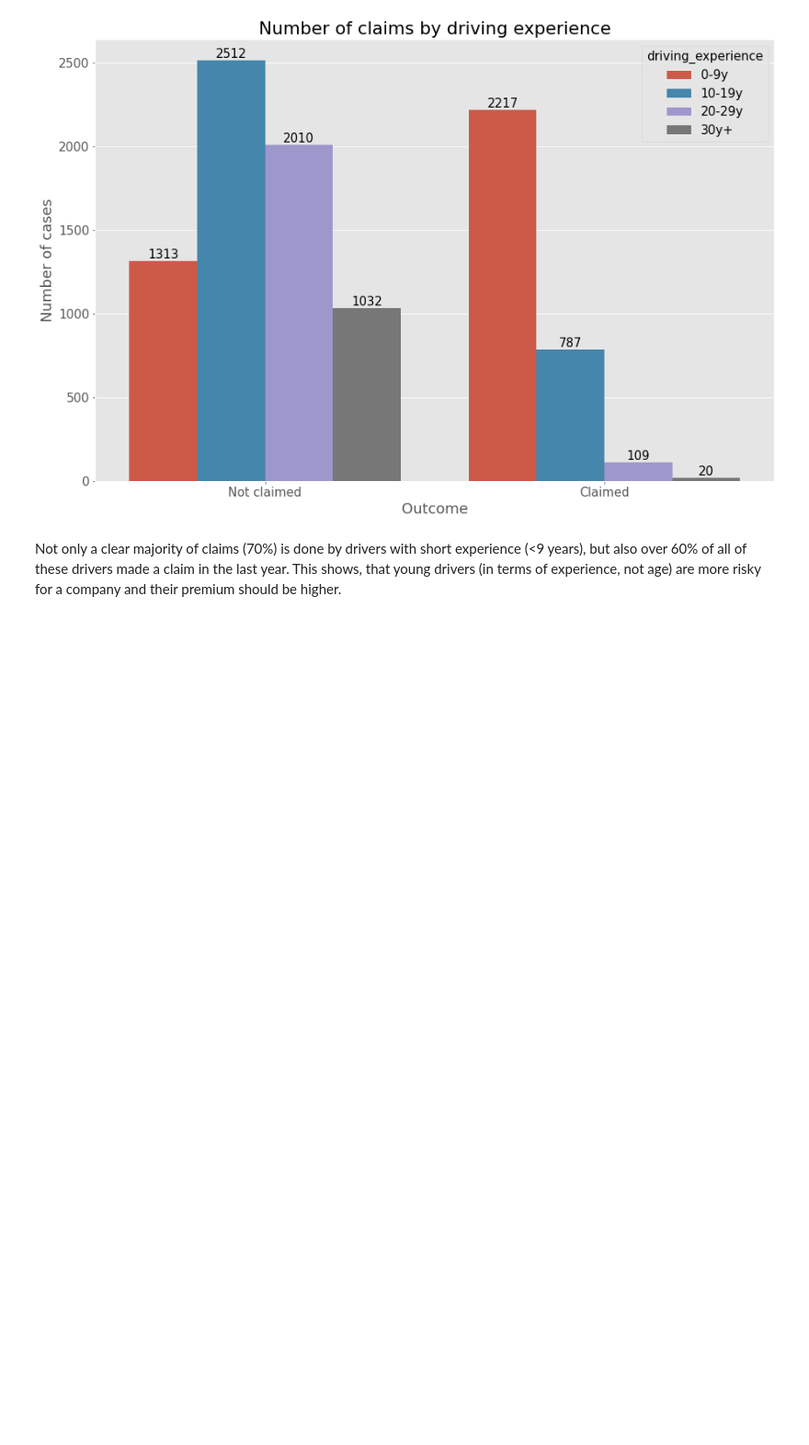
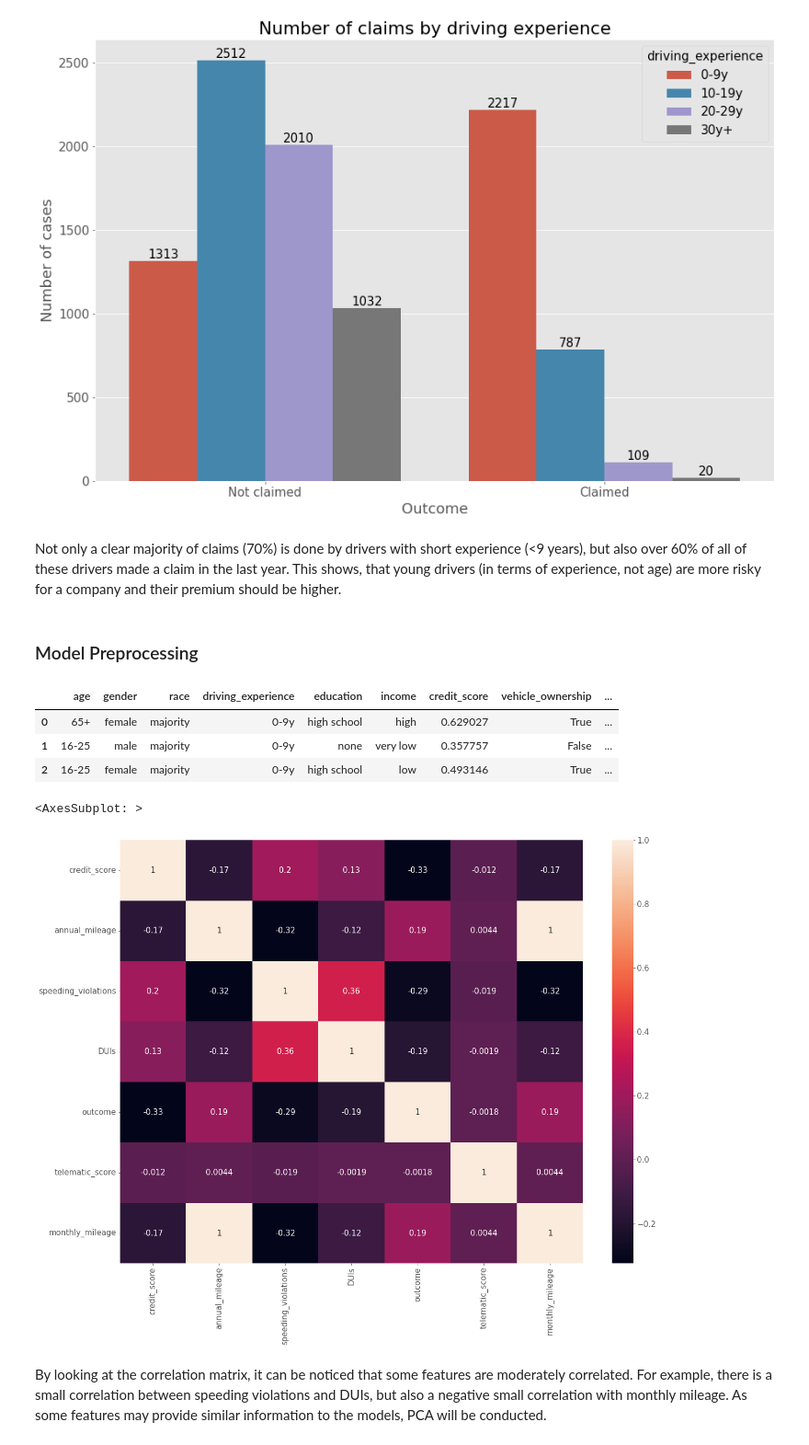
Before and after one commit to pzolnierczyk/insurance-classification, a Jupyter notebook: insurance_claims.ipynb, the cells around one changed output. Shown at 92% size. Drawn from its saved outputs; the diff is of its cells as text; code cells hidden in the pictures; blank space fills up the shorter version.

Commit message:
model preprocessing added

```diff
--- a/insurance_claims.ipynb
+++ b/insurance_claims.ipynb
@@ -94,3 +95,30 @@ Text(0, 0.5, 'Number of cases')
 [figure]
 # %% [markdown]
 Not only a clear majority of claims (70%) is done by drivers with short experience (<9 years), but also over 60% of all of these drivers made a claim in the last year. This shows, that young drivers (in terms of experience, not age) are more risky for a company and their premium should be higher.
+# %% [markdown]
+### Model Preprocessing
+# %%
+data = org_data.copy()
+# switching label to 1-0
+data['outcome'] = np.where(data['outcome'], 1, 0)
+#dropping unrelevant columns
+data = data.drop(['id', 'Outcome'], axis = 1)
+# %%
+data.head(3)
+# %% [output]
+|  | age | gender | race | driving_experience | education | income | credit_score | vehicle_ownership | ... |
+| 0 | 65+ | female | majority | 0-9y | high school | high | 0.629027 | True | ... |
+| 1 | 16-25 | male | majority | 0-9y | none | very low | 0.357757 | False | ... |
+| 2 | 16-25 | female | majority | 0-9y | high school | low | 0.493146 | True | ... |
+# %%
+# categorical columns
+cat_cols = ['age', 'gender', 'race', 'driving_experience', 'education', 'income', 'vehicle_ownership',
+            'vehicle_year', 'married', 'children', 'postal_code', 'vehicle_type', 'past_accidents']
+plt.rcParams["figure.figsize"] = (20,15)
+plt.rcParams.update({'font.size': 15})
+sns.heatmap(data.drop(cat_cols, axis=1).corr(), annot=True)
+# %% [output]
+<AxesSubplot: >
+[figure, added]
+# %% [markdown]
+By looking at the correlation matrix, it can be noticed that some features are moderately correlated. For example, there is a small correlation between speeding violations and DUIs, but also a negative small correlation with monthly mileage. As some features may provide similar information to the models, PCA will be conducted.
```
Also changed, not shown: parts of 30 cells of this notebook.
